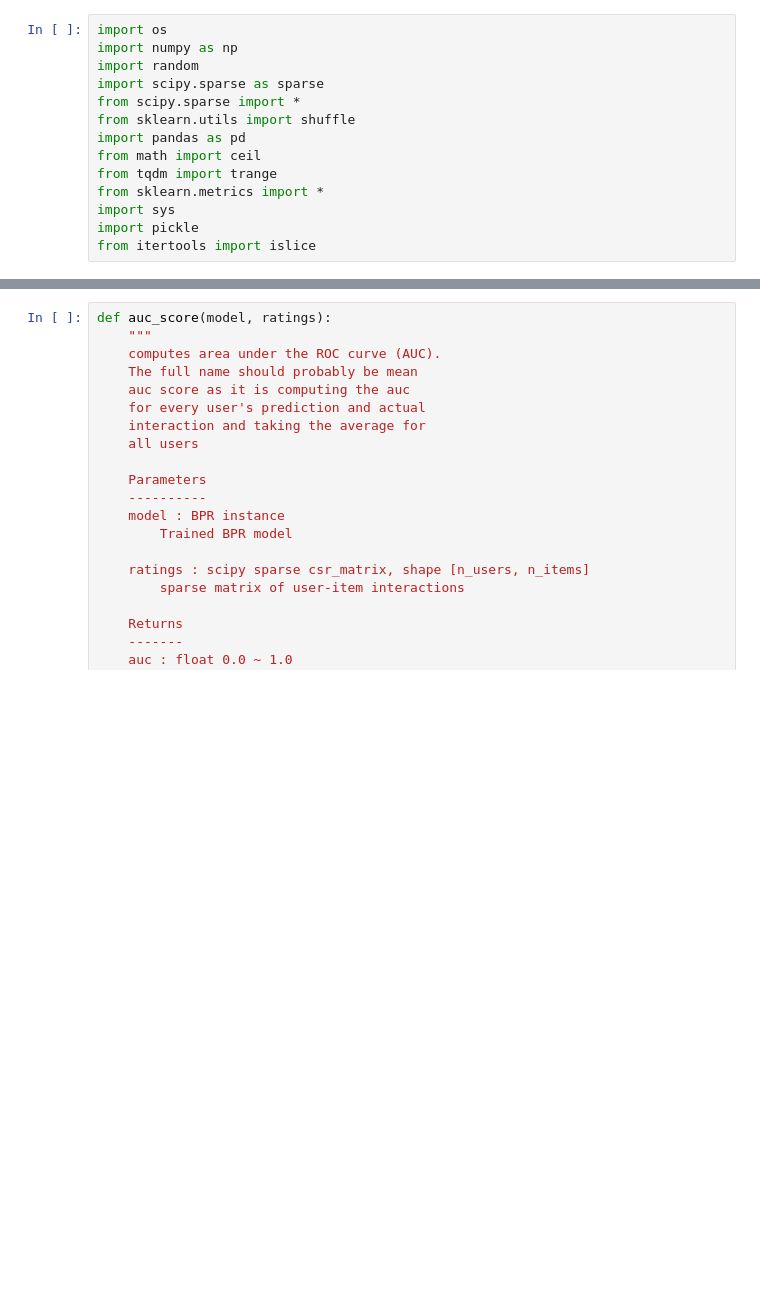
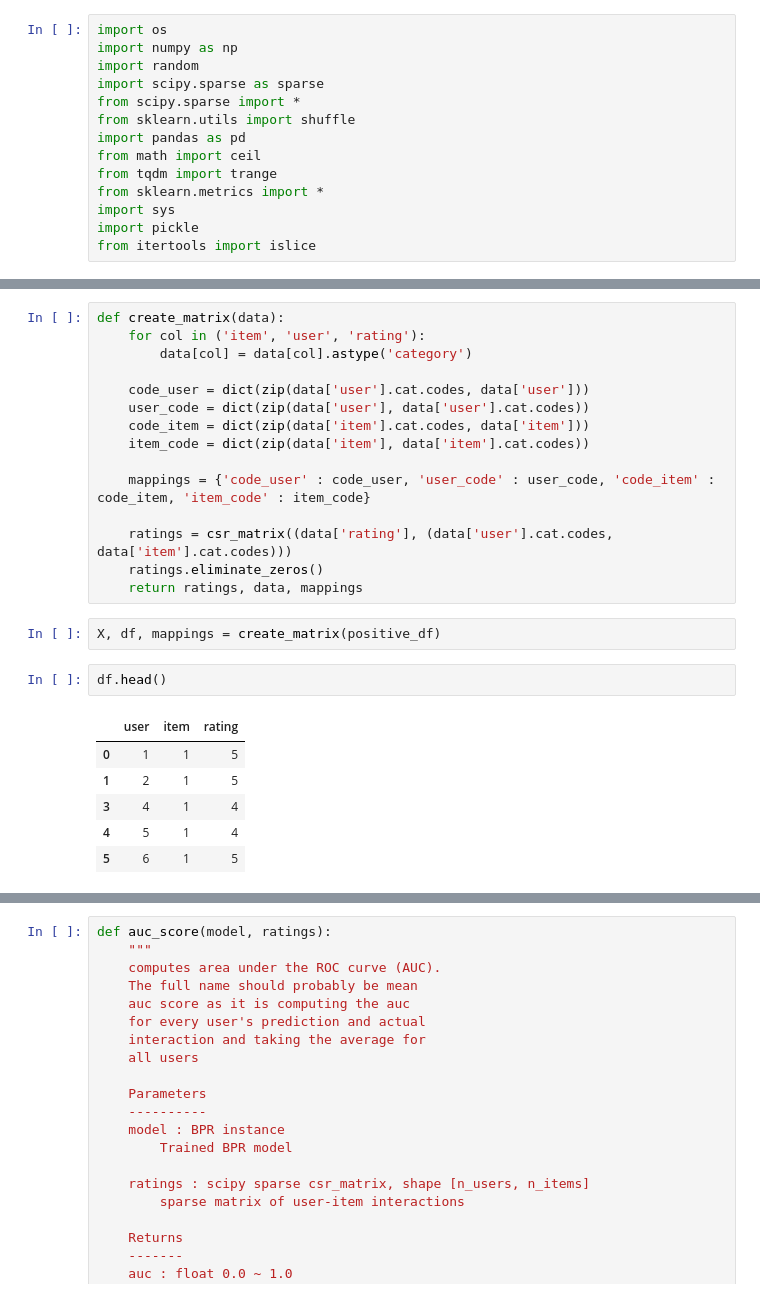
Before and after one commit to payoj21/social-network-recommender-system, a Jupyter notebook: SBPR1.ipynb, the cells around one changed output, grey strips where cells are left out. Saved outputs shown, nothing was run; the diff lists cells and outputs as text; blank space fills up the shorter version.

```diff
--- a/SBPR1.ipynb
+++ b/SBPR1.ipynb
@@ -83,2 +25,28 @@ NameError: name 'df' is not defined
+# %%
+def create_matrix(data):
+    for col in ('item', 'user', 'rating'):
+        data[col] = data[col].astype('category')
+
+    code_user = dict(zip(data['user'].cat.codes, data['user']))
+    user_code = dict(zip(data['user'], data['user'].cat.codes))
+    code_item = dict(zip(data['item'].cat.codes, data['item']))
+    item_code = dict(zip(data['item'], data['item'].cat.codes))
+
+    mappings = {'code_user' : code_user, 'user_code' : user_code, 'code_item' : code_item, 'item_code' : item_code}
+
+    ratings = csr_matrix((data['rating'], (data['user'].cat.codes, data['item'].cat.codes)))
+    ratings.eliminate_zeros()
+    return ratings, data, mappings
+# %%
+X, df, mappings = create_matrix(positive_df)
+# %%
+df.head()
+# %% [output]
+|  | user | item | rating |
+| 0 | 1 | 1 | 5 |
+| 1 | 2 | 1 | 5 |
+| 3 | 4 | 1 | 4 |
+| 4 | 5 | 1 | 4 |
+| 5 | 6 | 1 | 5 |
 # %%
 def create_train_test(ratings, test_size = 0.2, seed = 1234):
```
Also changed, not shown: parts of 12 cells of this notebook, 3 other files.
